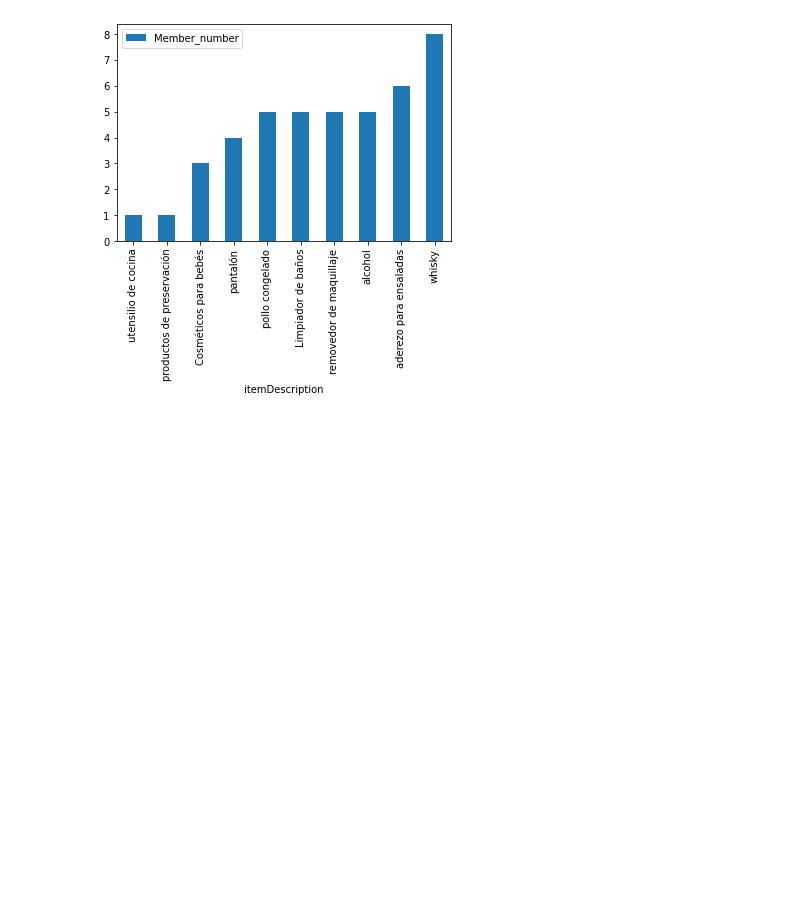
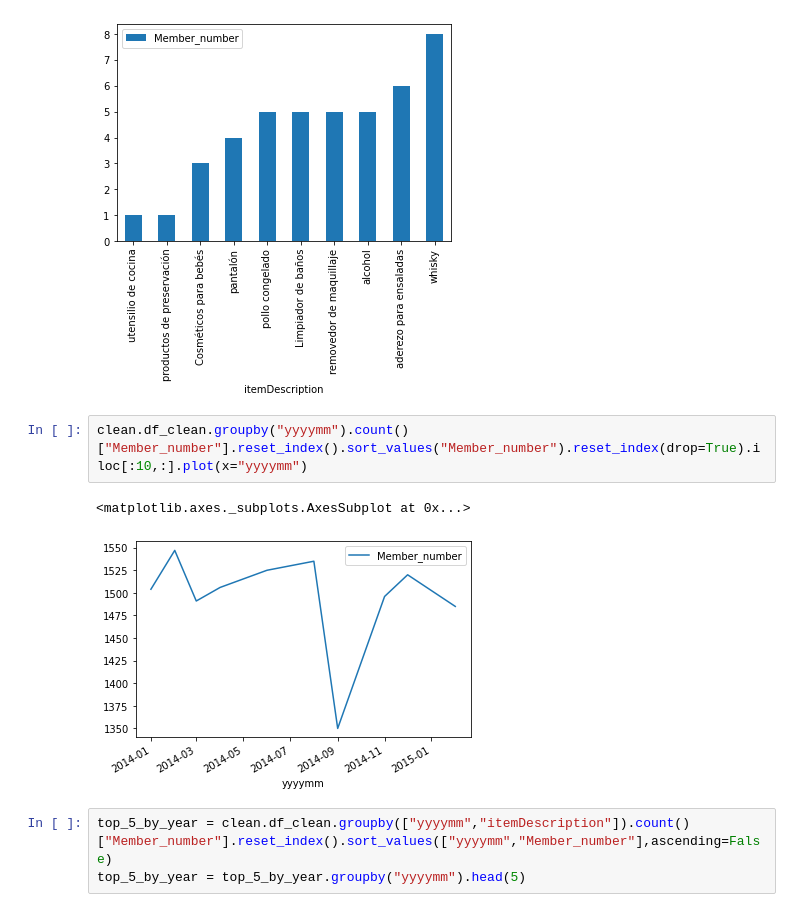
Before and after one commit to MauricioACN/MarketBasketAnalysis, a Jupyter notebook: MarketBasket.ipynb, the cells around one changed output. Drawn from its saved outputs; the diff is of its cells as text; blank space fills up the shorter version.

```diff
--- a/MarketBasket.ipynb
+++ b/MarketBasket.ipynb
@@ -114,3 +115,11 @@ clean.df_clean.groupby("itemDescription").count()["Member_number"].reset_index()
 # %% [output]
 <matplotlib.axes._subplots.AxesSubplot at 0x...>
 [figure]
+# %%
+clean.df_clean.groupby("yyyymm").count()["Member_number"].reset_index().sort_values("Member_number").reset_index(drop=True).iloc[:10,:].plot(x="yyyymm")
+# %% [output]
+<matplotlib.axes._subplots.AxesSubplot at 0x...>
+[figure, added]
+# %%
+top_5_by_year = clean.df_clean.groupby(["yyyymm","itemDescription"]).count()["Member_number"].reset_index().sort_values(["yyyymm","Member_number"],ascending=False)
+top_5_by_year = top_5_by_year.groupby("yyyymm").head(5)
```
Also changed, not shown: parts of 4 cells of this notebook.
